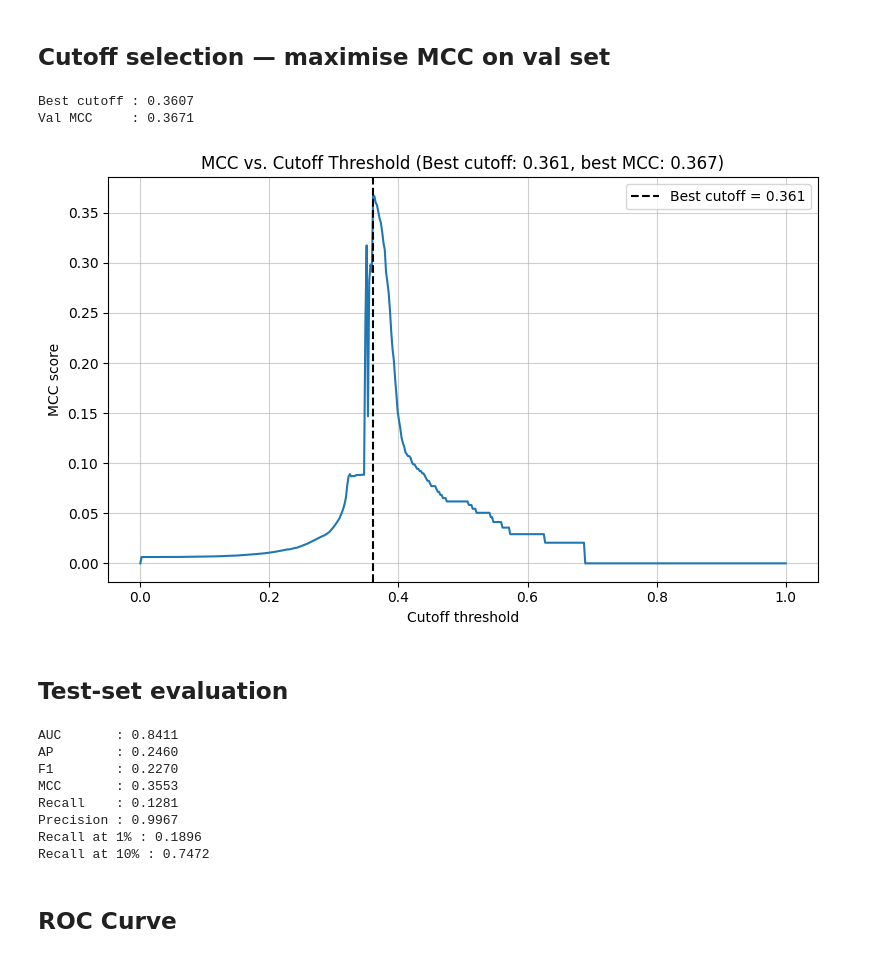
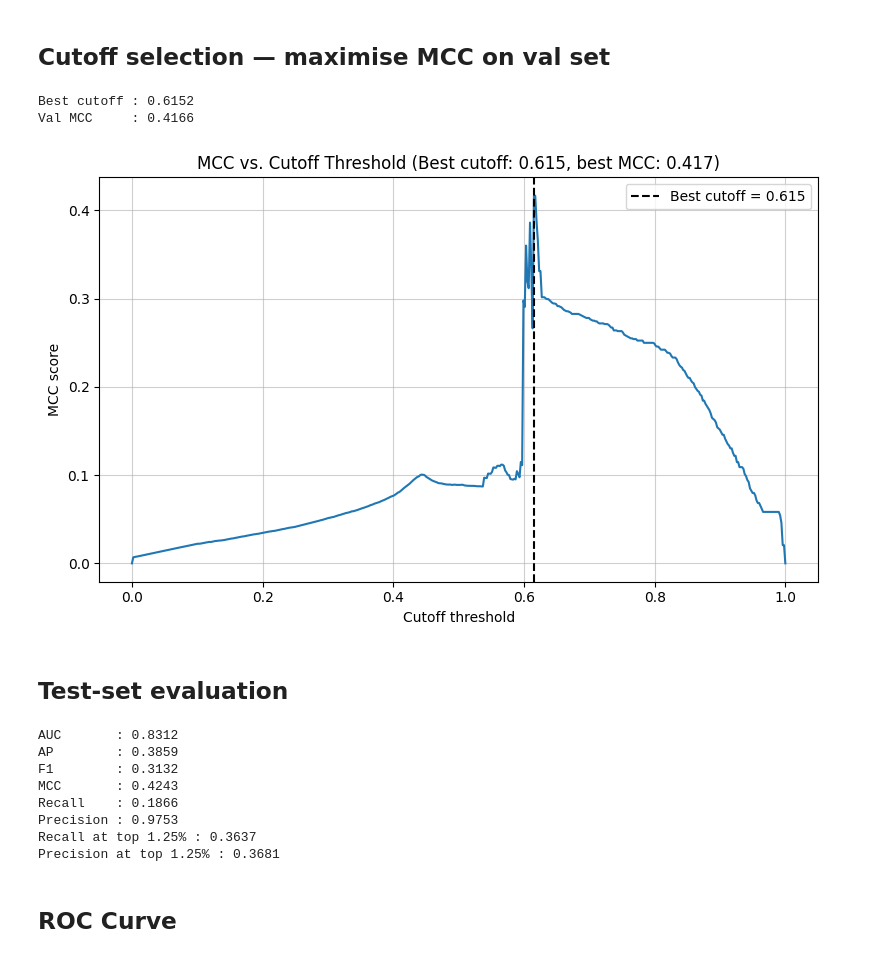
Before and after one commit to MiaHenstridge/temporal-heterophily-aware-graph-neural-network-for-fraud-detection, a Jupyter notebook: src/07_thegcn_with_sampler_cutoff_selection.ipynb, the cells around one changed output. Cells and saved outputs as stored; diff of their text form; code cells hidden in the pictures.

Commit message:
edited samplers to avoid data leakage

```diff
--- a/src/07_thegcn_with_sampler_cutoff_selection.ipynb
+++ b/src/07_thegcn_with_sampler_cutoff_selection.ipynb
@@ -59,7 +59,7 @@ metric_name     = 'val_auc'
 exp  = mlflow.get_experiment_by_name(experiment_name)
 runs = mlflow.search_runs(
     experiment_ids=[exp.experiment_id],
-    filter_string="params.loss = 'focal'",
+    filter_string="params.n_layer = '3'",
     order_by=[f"metrics.{metric_name} DESC"],
     max_results=1,
 )
@@ -131,10 +131,6 @@ Test  : 183,840 nodes
 x_all         = graph.x                # [N, node_feat_dim]
 y_all         = graph.y                # [N]
 node_time_all = graph.node_time        # [N]  float
-# %%
-# Load CSC sampler data and build TemporalSampler
-g, df = load_graph(SAMPLE_DIR)
-assert len(g['indptr']) == x_all.shape[0] + 1
 # %%
 device = torch.device(f'cuda:{GPU}' if torch.cuda.is_available() else 'cpu')
 print('Device:', device)
@@ -195,10 +191,27 @@ Params  : 145,713
 ## Inference helper
 # %%
 @torch.no_grad()
-def get_scores(split_idx):
+def get_scores(split_idx, mode='val'):
     all_scores, all_labels = [], []
+    # create sampler from data
+    g, df = load_graph(SAMPLE_DIR, mode=mode)
+    sampler = ParallelSampler(
+        g['indptr'],
+        g['indices'],
+        g['eid'],
+        g['ts'].astype(np.float32),
+        NUM_THREADS,
+        NUM_WORKERS,                               # num_workers
+        NUM_LAYER,
+        num_neighbors,
+        STRATEGY=='recent',
+        PROP_TIME,
+        HISTORY,
+        float(DURATION)
+    )
     # iterate in batches
     idx_array = split_idx.cpu().numpy()
+    sampler.reset()
     for start in range(0, len(idx_array), BATCH_SIZE * 2):
         batch_idx = idx_array[start : start + BATCH_SIZE * 2]
         root_nodes = batch_idx.astype(np.int32)
@@ -225,42 +238,42 @@ def get_scores(split_idx):
 ## Cutoff selection — maximise MCC on val set
 # %%
 # ── Cutoff selection to maximise MCC (val set) ───────────────────────────────
-y_prob_val, y_true_val = get_scores(val_idx)
+y_prob_val, y_true_val = get_scores(val_idx, mode='val')
 
 thresholds = np.linspace(0, 1, N_THRESHOLD)
 mcc_scores = []
 for t in thresholds:
     y_pred = (y_prob_val >= t).astype(int)
     mcc_scores.append(matthews_corrcoef(y_true_val, y_pred))
 
 best_idx       = np.argmax(mcc_scores)
 best_threshold = thresholds[best_idx]
 best_mcc       = mcc_scores[best_idx]
 
 print(f'Best cutoff : {best_threshold:.4f}')
 print(f'Val MCC     : {best_mcc:.4f}')
 
 plt.figure(figsize=(8, 5))
 plt.plot(thresholds, mcc_scores)
 plt.axvline(best_threshold, ls='--', color='k',
             label=f'Best cutoff = {best_threshold:.3f}')
 plt.title(f'MCC vs. Cutoff Threshold (Best cutoff: {best_threshold:.3f}, best MCC: {best_mcc:.3f})')
 plt.xlabel('Cutoff threshold')
 plt.ylabel('MCC score')
 plt.legend()
 plt.grid(True, axis='both', alpha=0.6)
 plt.tight_layout()
 # plt.savefig(f'{PLOT_PREFIX}-mcc-threshold.png', dpi=150)
 plt.show()
 # %% [output]
-Best cutoff : 0.3607
-Val MCC     : 0.3671
+Best cutoff : 0.6152
+Val MCC     : 0.4166
-[figure, old version]
+[figure, new version]
 # %% [markdown]
 ## Test-set evaluation
 # %%
 # ── Apply best threshold to test set ─────────────────────────────────────────
-y_prob, y_true = get_scores(test_idx)
+y_prob, y_true = get_scores(test_idx, mode='test')
 y_pred = (y_prob >= best_threshold).astype(int)
 
 auc = roc_auc_score(y_true, y_prob)
@@ -269,8 +282,9 @@ f1  = f1_score(y_true, y_pred,  zero_division=0)
 mcc = matthews_corrcoef(y_true, y_pred)
 rc  = recall_score(y_true, y_pred, zero_division=0)
 pr  = precision_score(y_true, y_pred, zero_division=0)
-rc_at_1 = recall_at_top_n_percent(y_true, y_prob, n_percent=1)
-rc_at_10 = recall_at_top_n_percent(y_true, y_prob, n_percent=10)
+rc_at_125 = recall_at_top_n_percent(y_true, y_prob, n_percent=1.25)
+pr_at_125 = precision_at_top_n_percent(y_true, y_prob, n_percent=1.25)
+# rc_at_10 = recall_at_top_n_percent(y_true, y_prob, n_percent=10)
 
 print(f'AUC       : {auc:.4f}')
 print(f'AP        : {ap:.4f}')
@@ -278,17 +292,17 @@ print(f'F1        : {f1:.4f}')
 print(f'MCC       : {mcc:.4f}')
 print(f'Recall    : {rc:.4f}')
 print(f'Precision : {pr:.4f}')
-print(f'Recall at 1% : {rc_at_1:.4f}')
-print(f'Recall at 10% : {rc_at_10:.4f}')
+print(f'Recall at top 1.25% : {rc_at_125:.4f}')
+print(f'Precision at top 1.25% : {pr_at_125:.4f}')
 # %% [output]
-AUC       : 0.8411
-AP        : 0.2460
-F1        : 0.2270
-MCC       : 0.3553
-Recall    : 0.1281
-Precision : 0.9967
-Recall at 1% : 0.1896
-Recall at 10% : 0.7472
+AUC       : 0.8312
+AP        : 0.3859
+F1        : 0.3132
+MCC       : 0.4243
+Recall    : 0.1866
+Precision : 0.9753
+Recall at top 1.25% : 0.3637
+Precision at top 1.25% : 0.3681
 # %% [markdown]
 ## ROC Curve
 # %%
```
Also changed, not shown: parts of 10 cells of this notebook, 5 other files.
